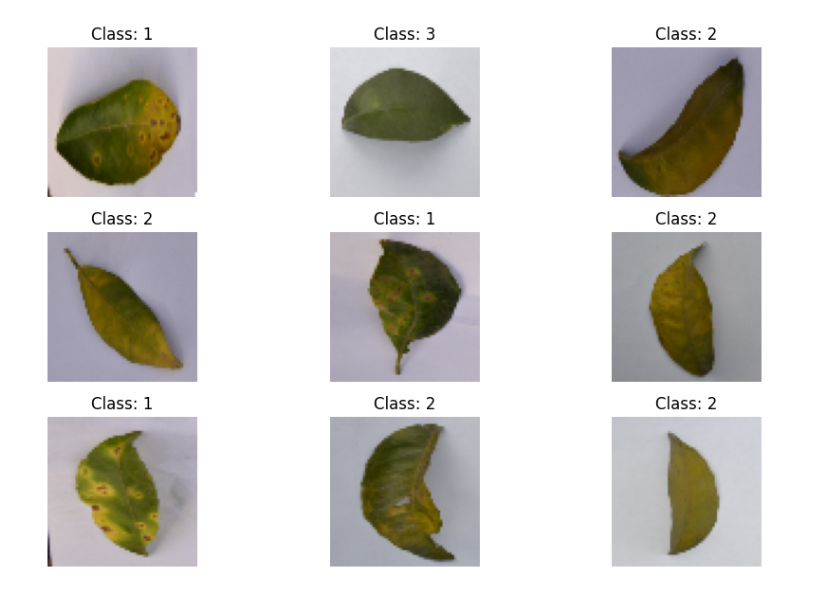
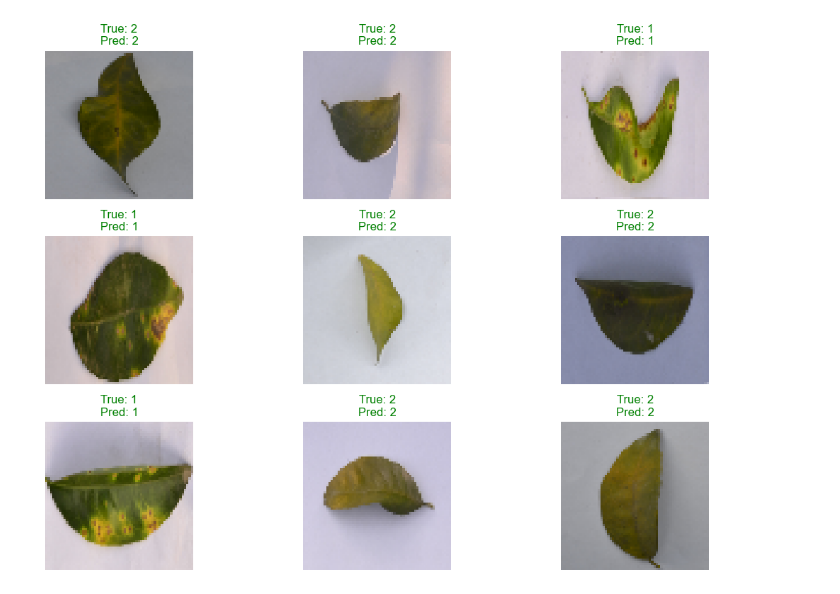
Before and after one commit to sgn-fade/ML, a Jupyter notebook: lab_works/lab_5/lab5.ipynb, the cells around one changed output. Drawn from its saved outputs; the diff is of its cells as text; code cells hidden in the pictures.

```diff
--- a/lab_works/lab_5/lab5.ipynb
+++ b/lab_works/lab_5/lab5.ipynb
@@ -110 +110,21 @@ Epoch 10/10
 <keras.src.callbacks.history.History at 0x...>
+# %%
+import matplotlib.pyplot as plt
+import numpy as np
+
+class_names = le.classes_
+y_pred_probs = fc_model.predict(X_test)
+y_pred_classes = y_pred_probs.argmax(axis=1)
+y_true = y_test.argmax(axis=1)
+plt.figure(figsize=(12, 8))
+
+for i in range(9):
+    plt.subplot(3, 3, i + 1)
+    plt.imshow(X_test[i])
+    true_label = class_names[y_true[i]]
+    pred_label = class_names[y_pred_classes[i]]
+    plt.title(f"True: {true_label}\nPred: {pred_label}", color='green' if true_label == pred_label else 'red')
+    plt.axis('off')
+
+plt.tight_layout()
+plt.show()
@@ -149,16 +174,21 @@ Epoch 10/10
 # %%
 import matplotlib.pyplot as plt
+import numpy as np
 
 class_names = le.classes_
+y_pred_probs = cnn_model.predict(X_test)
+y_pred_classes = y_pred_probs.argmax(axis=1)
+y_true = y_test.argmax(axis=1)
+plt.figure(figsize=(12, 8))
 
-plt.figure(figsize=(10, 6))
 for i in range(9):
     plt.subplot(3, 3, i + 1)
-    plt.imshow(X[i])
-    plt.title(f"Class: {class_names[labels[i]]}")
-    plt.axis("off")
+    plt.imshow(X_test[i])
+    true_label = class_names[y_true[i]]
+    pred_label = class_names[y_pred_classes[i]]
+    plt.title(f"True: {true_label}\nPred: {pred_label}", color='green' if true_label == pred_label else 'red')
+    plt.axis('off')
+
 plt.tight_layout()
-
-print(X.shape, X.dtype, X.min(), X.max())
 plt.show()
 # %% [output]
@@ -166 +196 @@ plt.show()
-[figure, old version]
+[figure, new version]
```
Also changed, not shown: parts of 6 cells of this notebook, 3 other files.
